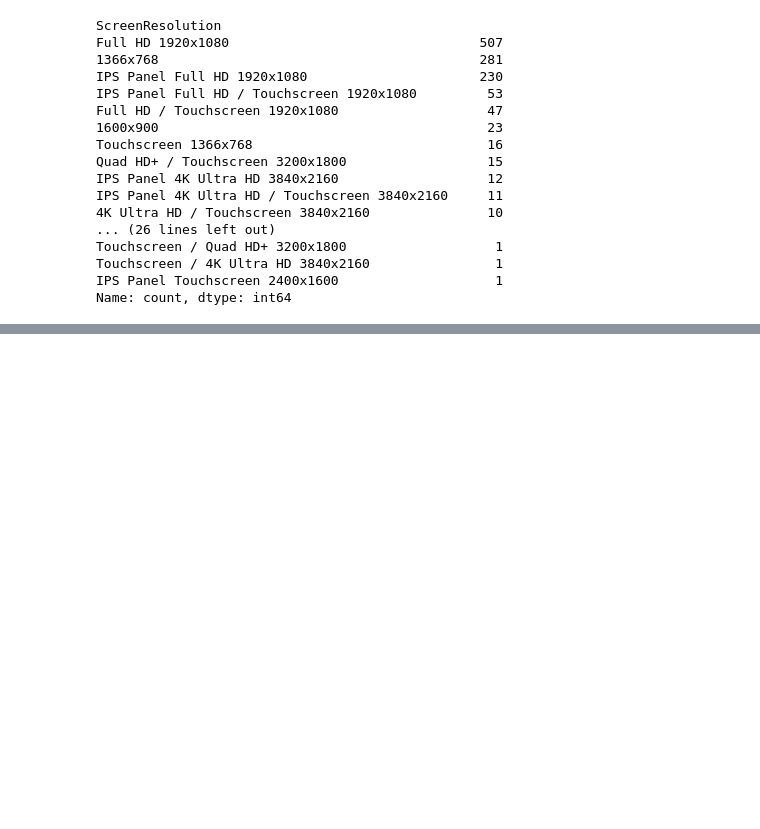
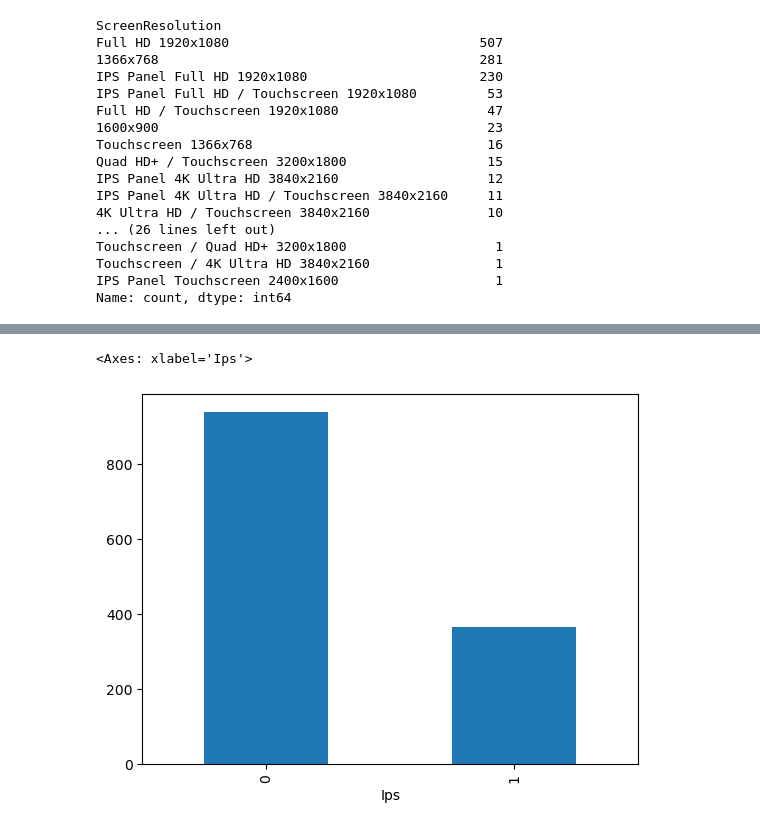
Before and after one commit to vanix056/Laptop_Price_predictor, a Jupyter notebook: Laptop_price_predictor.ipynb, the cells around one changed output, grey strips where cells are left out. Cells and saved outputs as stored; diff of their text form; code cells hidden in the pictures; blank space fills up the shorter version.

```diff
--- a/Laptop_price_predictor.ipynb
+++ b/Laptop_price_predictor.ipynb
@@ -162,0 +206,5 @@ Name: count, dtype: int64
+# %%
+read_csv['Ips'].value_counts().plot(kind='bar')
+# %% [output]
+<Axes: xlabel='Ips'>
+[figure, added]
```
Also changed, not shown: parts of 13 cells of this notebook.
